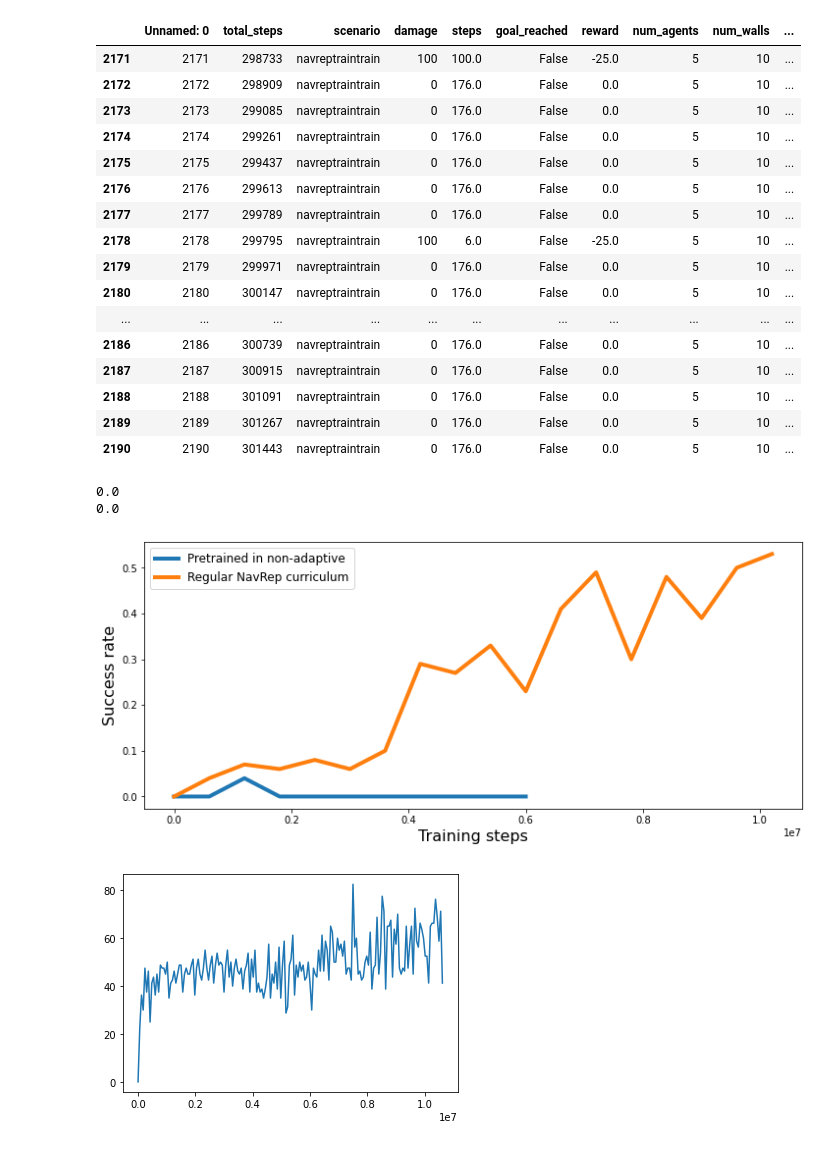
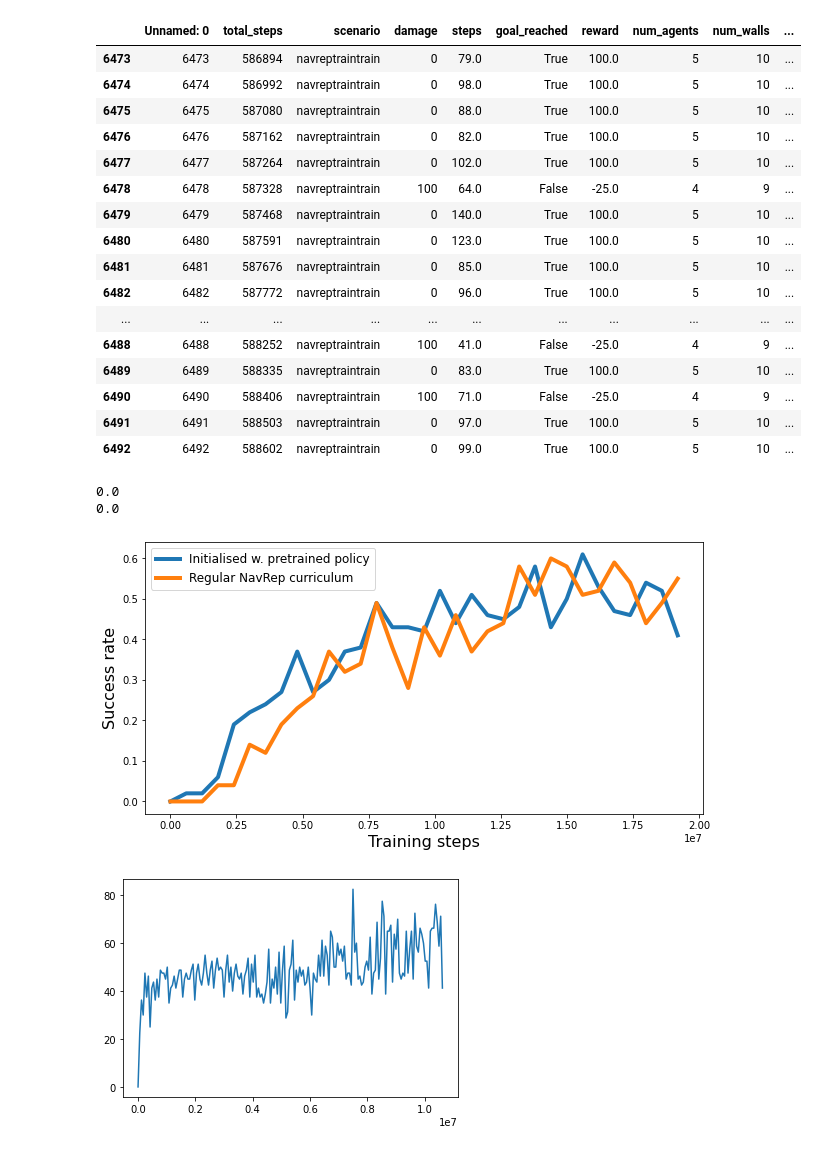
Before and after one commit to Makuh17/navrep, a Jupyter notebook: jupyter_tests/Plot performance.ipynb, the cells around one changed output. Drawn from its saved outputs; the diff is of its cells as text; code cells hidden in the pictures.

Commit message:
created a few images

```diff
--- a/jupyter_tests/Plot performance.ipynb
+++ b/jupyter_tests/Plot performance.ipynb
@@ -16,7 +16,9 @@ logs = ["e2enavreppretrainenv_2021_05_18__15_14_54_PPO_E2E_VCARCH_C64.csv",
         "e2enavreppretrainenv_2021_06_02__22_58_44_PPO_E2E_VCARCH_C64.csv",
         "e2enavreppretrainenv_2021_06_03__12_36_27_PPO_E2E_VCARCH_C64.csv",
         "e2enavreppretrainenv_2021_06_03__14_04_34_PPO_E2E_VCARCH_C64.csv",
-        "e2enavreptrainenv_2021_05_05__11_14_04_PPO_E2E_VCARCH_C64.csv"]
+        "e2enavreptrainenv_2021_05_05__11_14_04_PPO_E2E_VCARCH_C64.csv",
+        "e2enavreppretrainenv_2021_06_10__21_32_30_PPO_E2E_VCARCH_C64.csv",
+        "e2enavreptrainenv_2021_06_10__21_32_56_PPO_E2E_VCARCH_C64.csv"]
 log_paths = [path+log for log in logs]
 
 log_paths = [log_paths[-2],log_paths[-1] ]
@@ -33,49 +35,49 @@ for log_path in log_paths:
 data[0][data[0]["scenario"]=="navreptraintrain"][-20:]
 # %% [output]
 |  | Unnamed: 0 | total_steps | scenario | damage | steps | goal_reached | reward | num_agents | num_walls | ... |
-| 2171 | 2171 | 298733 | navreptraintrain | 100 | 100.0 | False | -25.0 | 5 | 10 | ... |
-| 2172 | 2172 | 298909 | navreptraintrain | 0 | 176.0 | False | 0.0 | 5 | 10 | ... |
-| 2173 | 2173 | 299085 | navreptraintrain | 0 | 176.0 | False | 0.0 | 5 | 10 | ... |
-| 2174 | 2174 | 299261 | navreptraintrain | 0 | 176.0 | False | 0.0 | 5 | 10 | ... |
-| 2175 | 2175 | 299437 | navreptraintrain | 0 | 176.0 | False | 0.0 | 5 | 10 | ... |
-| 2176 | 2176 | 299613 | navreptraintrain | 0 | 176.0 | False | 0.0 | 5 | 10 | ... |
-| 2177 | 2177 | 299789 | navreptraintrain | 0 | 176.0 | False | 0.0 | 5 | 10 | ... |
-| 2178 | 2178 | 299795 | navreptraintrain | 100 | 6.0 | False | -25.0 | 5 | 10 | ... |
-| 2179 | 2179 | 299971 | navreptraintrain | 0 | 176.0 | False | 0.0 | 5 | 10 | ... |
-| 2180 | 2180 | 300147 | navreptraintrain | 0 | 176.0 | False | 0.0 | 5 | 10 | ... |
+| 6473 | 6473 | 586894 | navreptraintrain | 0 | 79.0 | True | 100.0 | 5 | 10 | ... |
+| 6474 | 6474 | 586992 | navreptraintrain | 0 | 98.0 | True | 100.0 | 5 | 10 | ... |
+| 6475 | 6475 | 587080 | navreptraintrain | 0 | 88.0 | True | 100.0 | 5 | 10 | ... |
+| 6476 | 6476 | 587162 | navreptraintrain | 0 | 82.0 | True | 100.0 | 5 | 10 | ... |
+| 6477 | 6477 | 587264 | navreptraintrain | 0 | 102.0 | True | 100.0 | 5 | 10 | ... |
+| 6478 | 6478 | 587328 | navreptraintrain | 100 | 64.0 | False | -25.0 | 4 | 9 | ... |
+| 6479 | 6479 | 587468 | navreptraintrain | 0 | 140.0 | True | 100.0 | 5 | 10 | ... |
+| 6480 | 6480 | 587591 | navreptraintrain | 0 | 123.0 | True | 100.0 | 5 | 10 | ... |
+| 6481 | 6481 | 587676 | navreptraintrain | 0 | 85.0 | True | 100.0 | 5 | 10 | ... |
+| 6482 | 6482 | 587772 | navreptraintrain | 0 | 96.0 | True | 100.0 | 5 | 10 | ... |
 | ... | ... | ... | ... | ... | ... | ... | ... | ... | ... | ... |
-| 2186 | 2186 | 300739 | navreptraintrain | 0 | 176.0 | False | 0.0 | 5 | 10 | ... |
-| 2187 | 2187 | 300915 | navreptraintrain | 0 | 176.0 | False | 0.0 | 5 | 10 | ... |
-| 2188 | 2188 | 301091 | navreptraintrain | 0 | 176.0 | False | 0.0 | 5 | 10 | ... |
-| 2189 | 2189 | 301267 | navreptraintrain | 0 | 176.0 | False | 0.0 | 5 | 10 | ... |
-| 2190 | 2190 | 301443 | navreptraintrain | 0 | 176.0 | False | 0.0 | 5 | 10 | ... |
+| 6488 | 6488 | 588252 | navreptraintrain | 100 | 41.0 | False | -25.0 | 4 | 9 | ... |
+| 6489 | 6489 | 588335 | navreptraintrain | 0 | 83.0 | True | 100.0 | 5 | 10 | ... |
+| 6490 | 6490 | 588406 | navreptraintrain | 100 | 71.0 | False | -25.0 | 4 | 9 | ... |
+| 6491 | 6491 | 588503 | navreptraintrain | 0 | 97.0 | True | 100.0 | 5 | 10 | ... |
+| 6492 | 6492 | 588602 | navreptraintrain | 0 | 99.0 | True | 100.0 | 5 | 10 | ... |
 # %%
-fig_val = plt.figure(figsize = [12,5])
+fig_val = plt.figure(figsize = [10,5])
 #fig_test, ax_test = plt.figure()
 
 for idx, d in enumerate(data):
     #print(len(d[d["scenario"]=="navreptraintrain"])/20)
     y_val = [np.mean(d[d["scenario"]=="navreptraintrain"]["reward"][i*20:i*20+20])
           for i in range(int(len(d[d["scenario"]=="navreptraintrain"])/20))]
 
     x_val = np.arange(len(y_val))*num_envs*val_freq
 
     success_rate_test = d[d["scenario"]=="navrepval"]["goal_reached"].to_numpy(dtype=float)
     x_test = np.arange(len(success_rate_test))*num_envs*val_freq*test_freq
 
     print(success_rate_test[0])
     plt.plot(x_test,success_rate_test, linewidth=4)
     #plt.title("Training performance", fontsize=20)
     plt.xlabel("Training steps", fontsize=16)
     plt.ylabel("Success rate", fontsize=16)
     #plt.plot(x_val,y_val, label=idx, linewidth=4)
     #plt.ylim([0,0.6])
-plt.legend(["Pretrained in non-adaptive","Regular NavRep curriculum"],fontsize=12)
+plt.legend(["Initialised w. pretrained policy","Regular NavRep curriculum"],fontsize=12)
 plt.show()
 # %% [output]
 0.0
 0.0
-[figure, old version]
+[figure, new version]
 # %%
 plt.figure()
 plt.plot(x_val,y_val)
```
Also changed, not shown: 6 other files.
